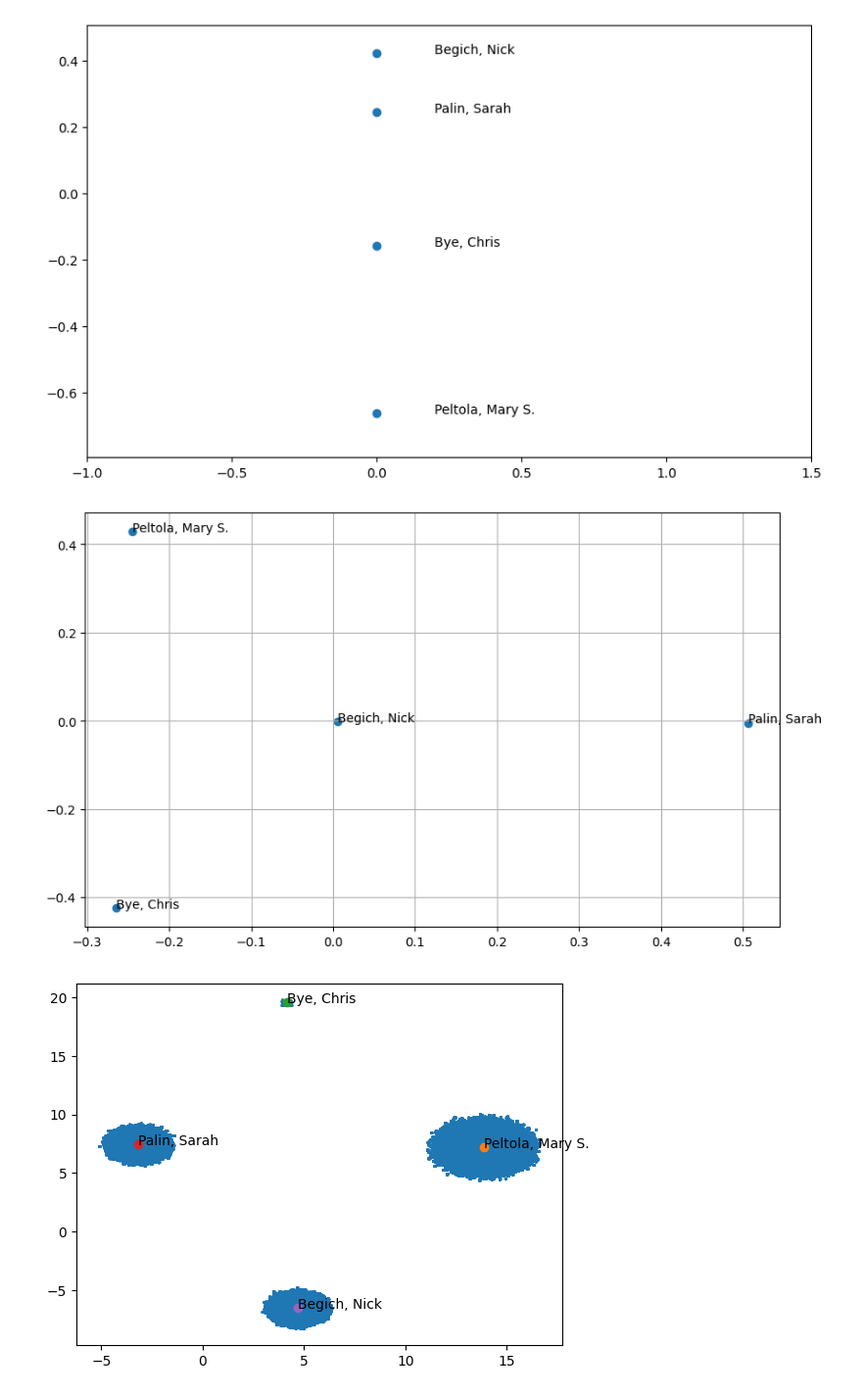
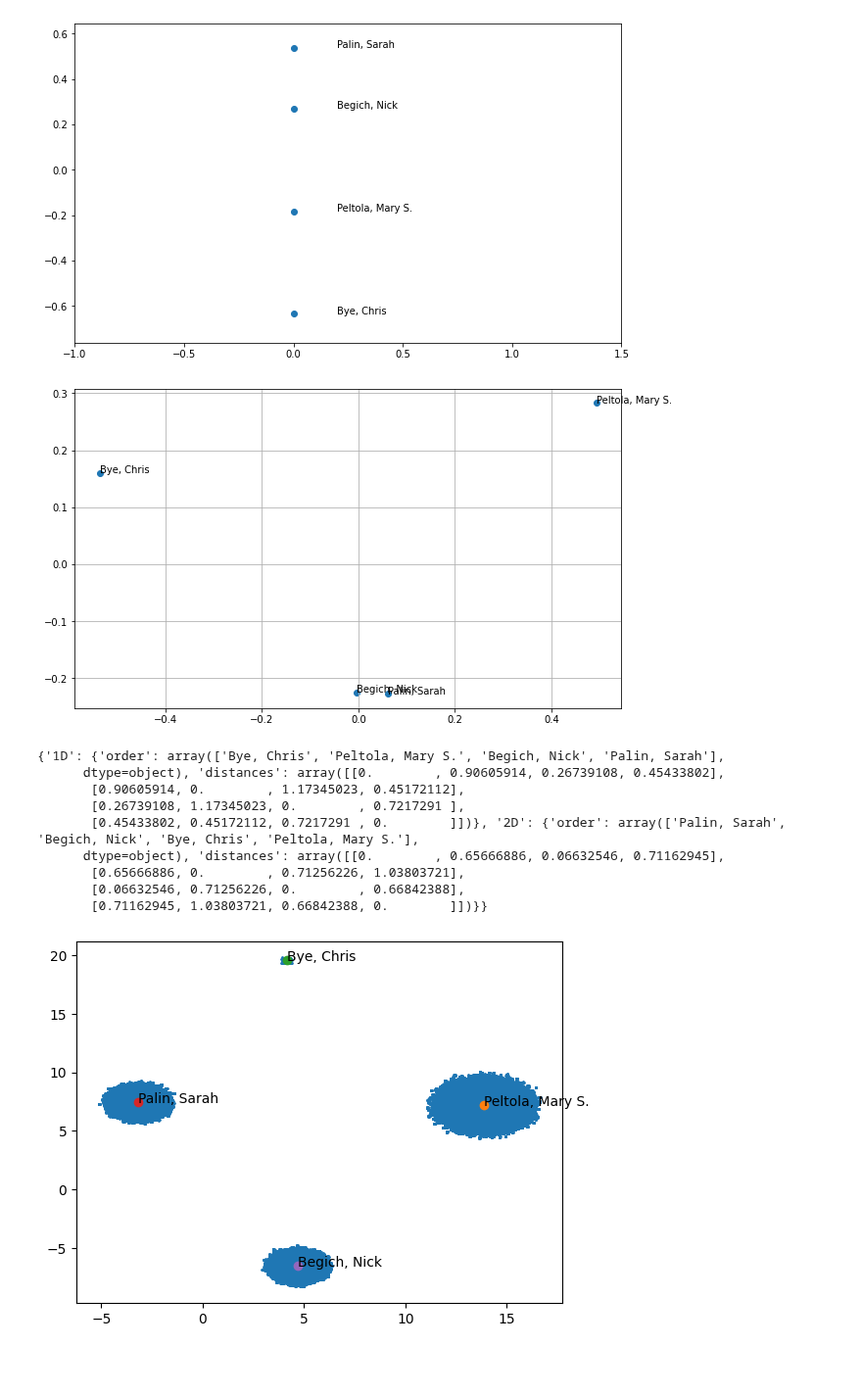
Before and after one commit to ericssimpson/voting-analysis-tools, a Jupyter notebook: mds_exploration/rcv_dimensionality.ipynb, the cells around one changed output. Shown at 98% size. Cells and saved outputs as stored; diff of their text form; code cells hidden in the pictures; blank space fills up the shorter version.

```diff
--- a/mds_exploration/rcv_dimensionality.ipynb
+++ b/mds_exploration/rcv_dimensionality.ipynb
@@ -36,10 +36,12 @@ import pandas as pd
 
 import matplotlib.pyplot as plt
 
+from numba import njit
+
 from sklearn.manifold import MDS
+from scipy.spatial import distance_matrix
 from sklearn.preprocessing import LabelEncoder
 
-from numba import njit
 
 @njit
 def calculate_mentioned_together(ballots, num_candidates, num_ballots, num_ranks):
@@ -51,7 +53,8 @@ def calculate_mentioned_together(ballots, num_candidates, num_ballots, num_ranks
                     mentioned_together[ballots[i, j]-1, ballots[i, k]-1] += 1
     return mentioned_together
 
-def perform_rcv_analysis(csv_file, ignore_values=None, metric=True):
+
+def perform_rcv_analysis(csv_file, ignore_values=None, metric=False):
     if ignore_values is None:
         ignore_values = ['(WRITE-IN)', 'writein', 'Write-In', 'Write-in', 'skipped', 'overvote']
 
@@ -110,10 +113,22 @@ def perform_rcv_analysis(csv_file, ignore_values=None, metric=True):
     np.fill_diagonal(distance, 0)
 
     # Perform nonmetric MDS for 1 dimension
-    mds = MDS(n_components=1, metric=metric, dissimilarity='precomputed', max_iter=1000, normalized_stress=True)
+    mds = MDS(n_components=1, metric=metric, max_iter=1000, dissimilarity='precomputed')
     y_values_1d = mds.fit_transform(distance)
 
-    # Plot
+    # Identify common order in 1D
+    order_1d = np.argsort(y_values_1d.flatten())
+
+    # Calculate pairwise distances in 1D
+    pairwise_distances_1d = distance_matrix(y_values_1d, y_values_1d)
+
+    # Store distances and order in dictionary
+    distance_dict = {}
+    distance_dict["1D"] = {}
+    distance_dict["1D"]["order"] = candidate_names[order_1d]
+    distance_dict["1D"]["distances"] = pairwise_distances_1d
+
+    # Plot 1D
     plt.figure(figsize=(10, 6))
     plt.scatter(np.zeros_like(y_values_1d), y_values_1d)
     for i in range(num_candidates):
@@ -122,15 +137,28 @@ def perform_rcv_analysis(csv_file, ignore_values=None, metric=True):
     plt.show()
 
     # Perform nonmetric MDS for 2 dimensions
-    mds = MDS(n_components=2, metric=metric, dissimilarity='precomputed', max_iter=1000, normalized_stress=True)
+    mds = MDS(n_components=2, metric=metric, max_iter=1000, dissimilarity='precomputed')
     y_values_2d = mds.fit_transform(distance)
 
-    # Plot
+    # Identify common order in 2D
+    order_2d = np.lexsort(y_values_2d.T)
+
+    # Calculate pairwise distances in 2D
+    pairwise_distances_2d = distance_matrix(y_values_2d, y_values_2d)
+
+    # Store distances and order in dictionary
+    distance_dict["2D"] = {}
+    distance_dict["2D"]["order"] = candidate_names[order_2d]
+    distance_dict["2D"]["distances"] = pairwise_distances_2d
+
+    # Plot 2D
     plt.figure(figsize=(10, 6))
     plt.scatter(y_values_2d[:, 0], y_values_2d[:, 1])
     for i in range(num_candidates):
         plt.text(y_values_2d[i, 0], y_values_2d[i, 1], candidate_names[i])
     plt.grid(True)
     plt.show()
+
+    return distance_dict
 # %%
 # Test the function with the provided CSV file
@@ -141,9 +179,19 @@ perform_rcv_analysis(f"Maine_11062018_CongressionalDistrict2.csv", ignore_values
 # %%
 # Test the function with the provided CSV file
-perform_rcv_analysis(f"Alaska_11082022_USRepresentative.csv", ignore_values=['skipped', 'overvote', 'writein','Write-in'],metric=False)
+alaska = perform_rcv_analysis(f"Alaska_11082022_USRepresentative.csv")
+print(alaska)
 # %% [output]
-[figure, old version]
+[figure, new version]
-[figure, old version]
+[figure, new version]
+{'1D': {'order': array(['Bye, Chris', 'Peltola, Mary S.', 'Begich, Nick', 'Palin, Sarah'],
+      dtype=object), 'distances': array([[0.        , 0.90605914, 0.26739108, 0.45433802],
+       [0.90605914, 0.        , 1.17345023, 0.45172112],
+       [0.26739108, 1.17345023, 0.        , 0.7217291 ],
+       [0.45433802, 0.45172112, 0.7217291 , 0.        ]])}, '2D': {'order': array(['Palin, Sarah', 'Begich, Nick', 'Bye, Chris', 'Peltola, Mary S.'],
+      dtype=object), 'distances': array([[0.        , 0.65666886, 0.06632546, 0.71162945],
+       [0.65666886, 0.        , 0.71256226, 1.03803721],
+       [0.06632546, 0.71256226, 0.        , 0.66842388],
+       [0.71162945, 1.03803721, 0.66842388, 0.        ]])}}
 # %%
 import umap
 from sklearn.preprocessing import OneHotEncoder
```
Also changed, not shown: parts of 2 cells of this notebook.
